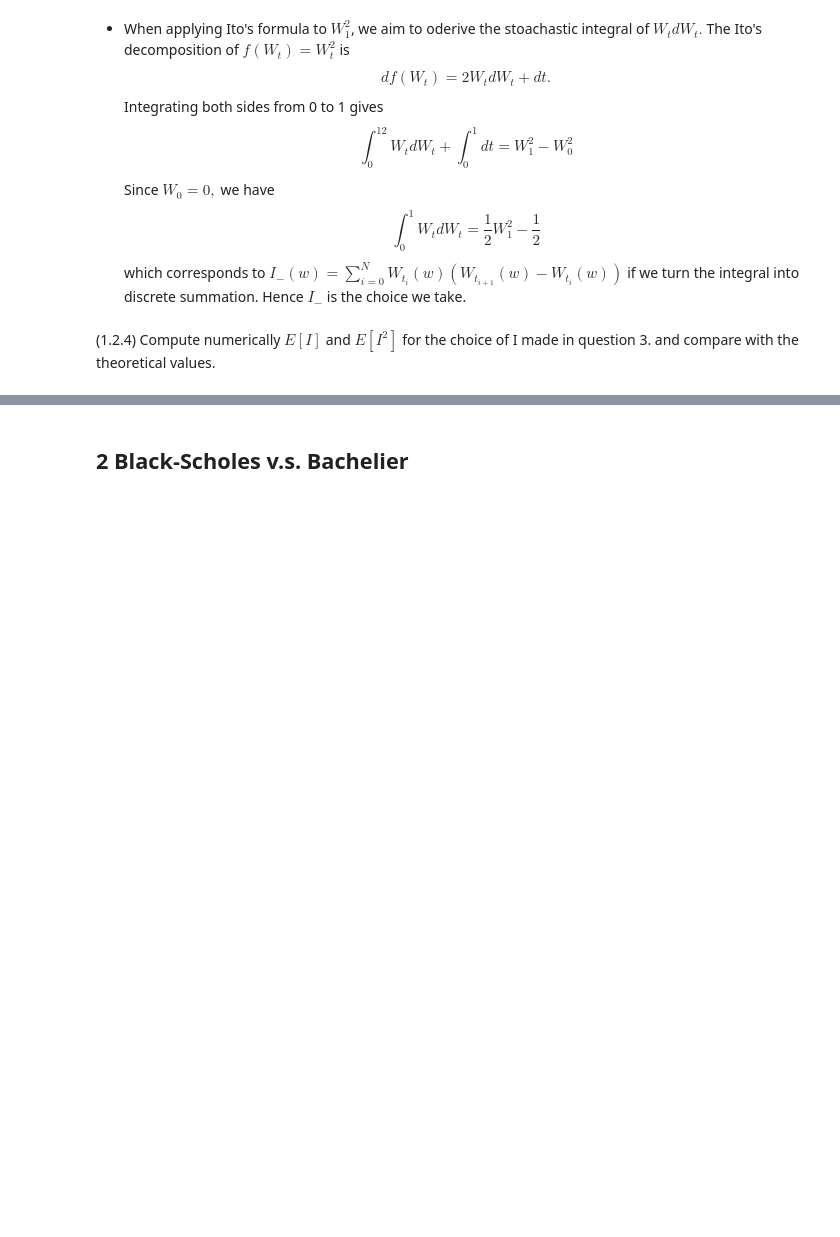
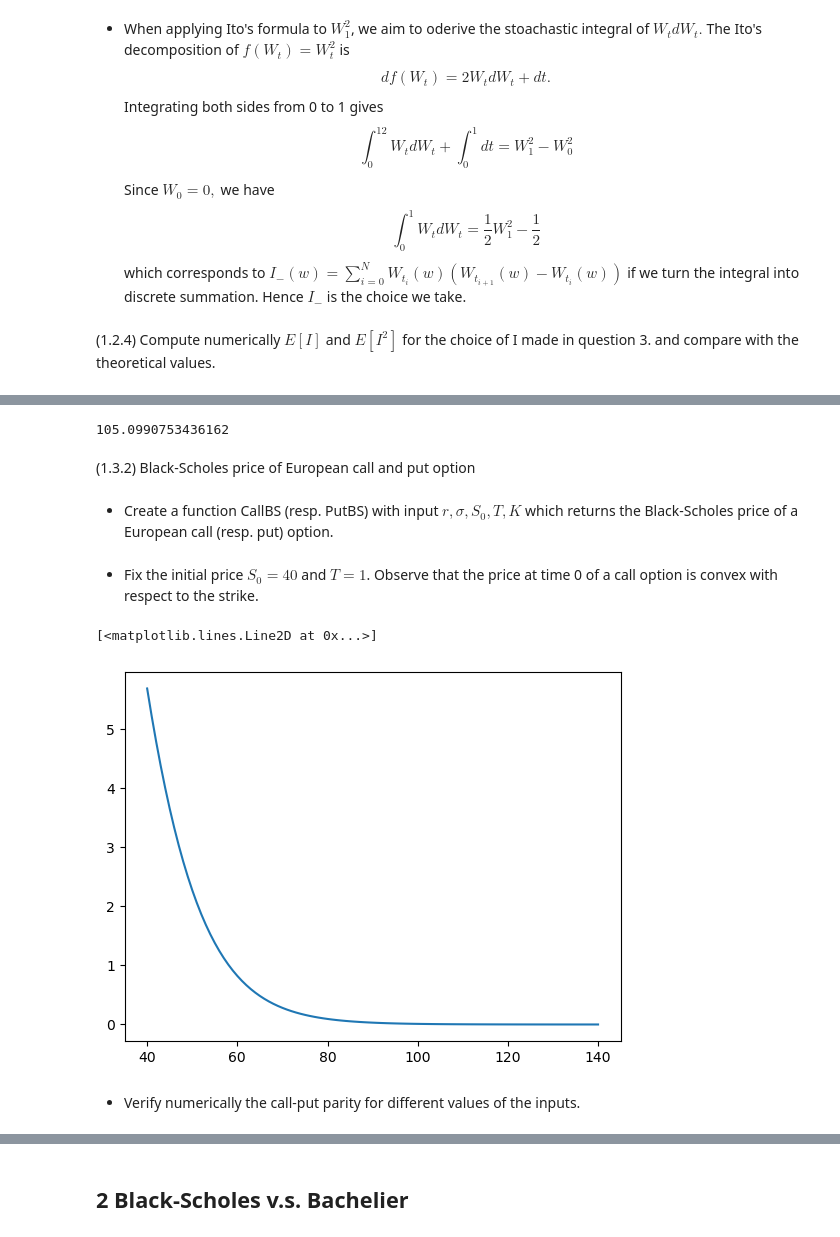
Before and after one commit to jgeng99/berkeley-work, a Jupyter notebook: INDENG222/Project/indeng222_proj.ipynb, the cells around one changed output, grey strips where cells are left out. Drawn from its saved outputs; the diff is of its cells as text; code cells hidden in the pictures; blank space fills up the shorter version.

```diff
--- a/INDENG222/Project/indeng222_proj.ipynb
+++ b/INDENG222/Project/indeng222_proj.ipynb
@@ -138,0 +176,64 @@ simulated_expectation, simulated_variance
+# %%
+# Repeat previous part for M times
+Ss = []
+for j in range(M):
+    S_tilde = [S0]
+    cur_walk = walks[j]
+    for i in range(1, N):
+        cur_S_tilde = S_tilde[i-1] + S_tilde[i-1] * r * (1/N) + \
+                      S_tilde[i-1] * sig * (cur_walk[i] - cur_walk[i-1])
+        S_tilde.append(cur_S_tilde)
+
+    Ss.append(S_tilde[-1])
+
+monte_carlo_price = np.mean(Ss)
+monte_carlo_price
+# %% [output]
+105.0990753436162
+# %% [markdown]
+(1.3.2) Black-Scholes price of European call and put option
+# %% [markdown]
+- Create a function CallBS (resp. PutBS) with input $r, \sigma, S_0, T, K$ which returns the Black-Scholes price of a European call (resp. put) option.
+# %%
+def OptionaBS(S0:float=100, K:float=100, r:float=0.1, sigma:float=0.1,
+        T:float=1, call:bool=True) -> float:
+    '''
+    Implementation of black shore. Served as the true value of the option.
+    @param s0: spot price for the stock
+    @param k: strike price
+    @param r: risk free rate
+    @param sigma: volatility
+    @param T: time span
+    @param call: if a call or put option
+    @param seednum: random seed
+
+    @return out: value of the option
+    '''
+    d1 = (np.log(S0/K) + (r + sigma**2/2)*T) / (sigma*np.sqrt(T))
+    d2 = d1 - sigma* np.sqrt(T)
+
+    if call:
+        out = S0 * norm.cdf(d1) - K * np.exp(-r*T) * norm.cdf(d2)
+    else:
+        out = K * np.exp(-r*T) * norm.cdf(-d2) - S0 * norm.cdf(-d1)
+    return out
+# %% [markdown]
+- Fix the initial price $S_0 = 40$ and $T = 1$. Observe that the price at time 0 of a call option is convex with respect to the strike.
+# %%
+S0 = 40
+r = 0.05
+sigma = 0.3
+T = 1
+prices = []
+
+for k in range(S0, 141):
+    # iterate through value of K from 40 to 141
+    init_price_cur = OptionaBS(S0=S0, K=k, r=r, sigma=sigma, T=T)
+    prices.append(init_price_cur)
+
+plt.plot(range(S0, 141), prices)
+# %% [output]
+[<matplotlib.lines.Line2D at 0x...>]
+[figure, added]
+# %% [markdown]
+- Verify numerically the call-put parity for different values of the inputs.
```
Also changed, not shown: parts of 18 cells of this notebook.
